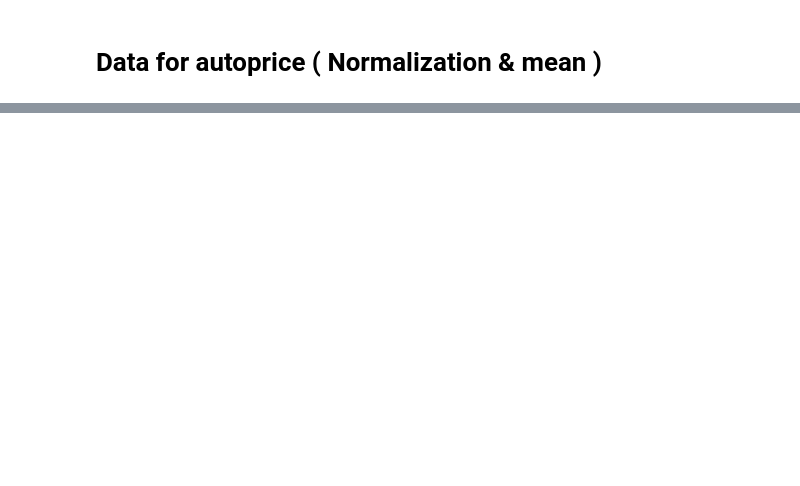
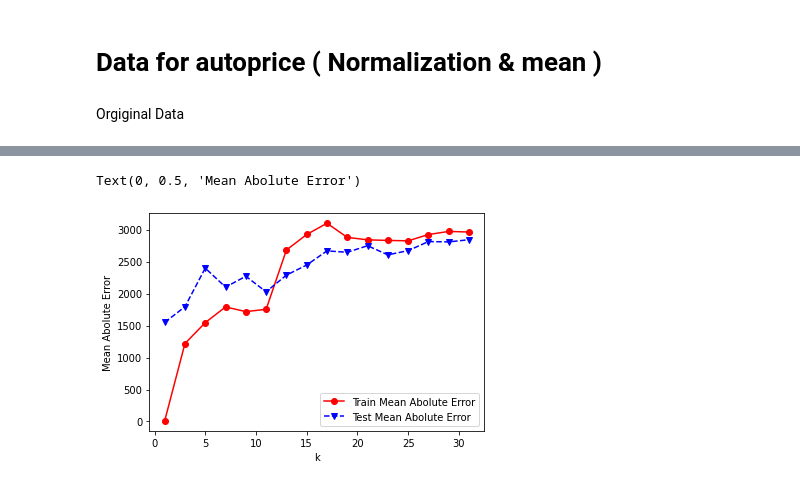
Before and after one commit to mahshidghaffari/MachinLearning_Lab, a Jupyter notebook: lab2/Lab-autoprice-02.ipynb, the cells around one changed output, grey strips where cells are left out. Drawn from its saved outputs; the diff is of its cells as text; code cells hidden in the pictures; blank space fills up the shorter version.

```diff
--- a/lab2/Lab-autoprice-02.ipynb
+++ b/lab2/Lab-autoprice-02.ipynb
@@ -82,9 +82,10 @@ class kNN():
         df_scaled = df.copy()
         # apply maximum absolute scaling
         for column in df_scaled.columns:
-              df_scaled[column] = df_scaled[column]  / df_scaled[column].abs().max()
+            df_scaled[column] = df_scaled[column]  / df_scaled[column].abs().max()
 
         return df_scaled
+
 
 
     def getPrediction (self, X_test):
@@ -112,10 +113,65 @@ class kNN():
             df_nn = df_dists.sort_values(by=['dist'], axis=0)
             df_knn =  df_nn[:self.k]
             # clacultaing mean for each test data
-            mean = self.Y_train[dfknn.index].mean()
+            mean = self.Y_train[df_knn.index].mean()
 
 
-            df_main['test'+str(i)] = mean
+            df_mean['test'+str(i)] = mean
 
 
-        print(df_main)
+        print(df_mean)
+# %% [markdown]
+Orgiginal Data
+# %%
+import matplotlib.pyplot as plt
+import numpy as np
+import pandas as pd
+from sklearn.model_selection import train_test_split
+
+from numpy.random import random
+from sklearn.metrics import accuracy_score
+from sklearn.metrics import mean_absolute_error
+
+##################################################
+# Hold-out testing: Training and Test set creation
+##################################################
+
+data = pd.read_csv('autoprice.csv')
+data.head()
+Y = data['class']
+X = data.drop(['class'],axis=1)
+data.head()
+
+
+X_train, X_test, Y_train, Y_test = train_test_split(X, Y, test_size=0.34, random_state=10)
+
+# range for the values of parameter k for kNN
+
+k_range = [1, 3, 5, 7, 9, 11, 13, 15, 17, 19, 21, 23, 25, 27, 29, 31]
+
+trainMain = np.zeros(len(k_range))
+testMain = np.zeros(len(k_range))
+
+
+index = 0
+for k  in  k_range:
+    clf = kNN(k)
+    clf.fit(X_train, Y_train)
+    Y_predTrain = clf.getDiscreteClassification(X_train)
+    Y_predTest = clf.getDiscreteClassification(X_test)
+    trainMain[index] = mean_absolute_error(Y_train, Y_predTrain)
+    testMain[index] = mean_absolute_error(Y_test, Y_predTest)
+    teast = clf.getPrediction(X_test)
+
+    index += 1
+
+
+#########################################
+# Plot of training and test accuracies
+#########################################
+
+plt.plot(k_range,trainMain,'ro-',k_range,testMain,'bv--')
+plt.legend(['Train Mean Abolute Error','Test Mean Abolute Error'])
+plt.xlabel('k')
+plt.ylabel('Mean Abolute Error')
+# %% [output]
@@ -121,0 +195,2 @@ class kNN():
+Text(0, 0.5, 'Mean Abolute Error')
+[figure, added]
```
Also changed, not shown: parts of 1 cell of this notebook, 1 other file.
